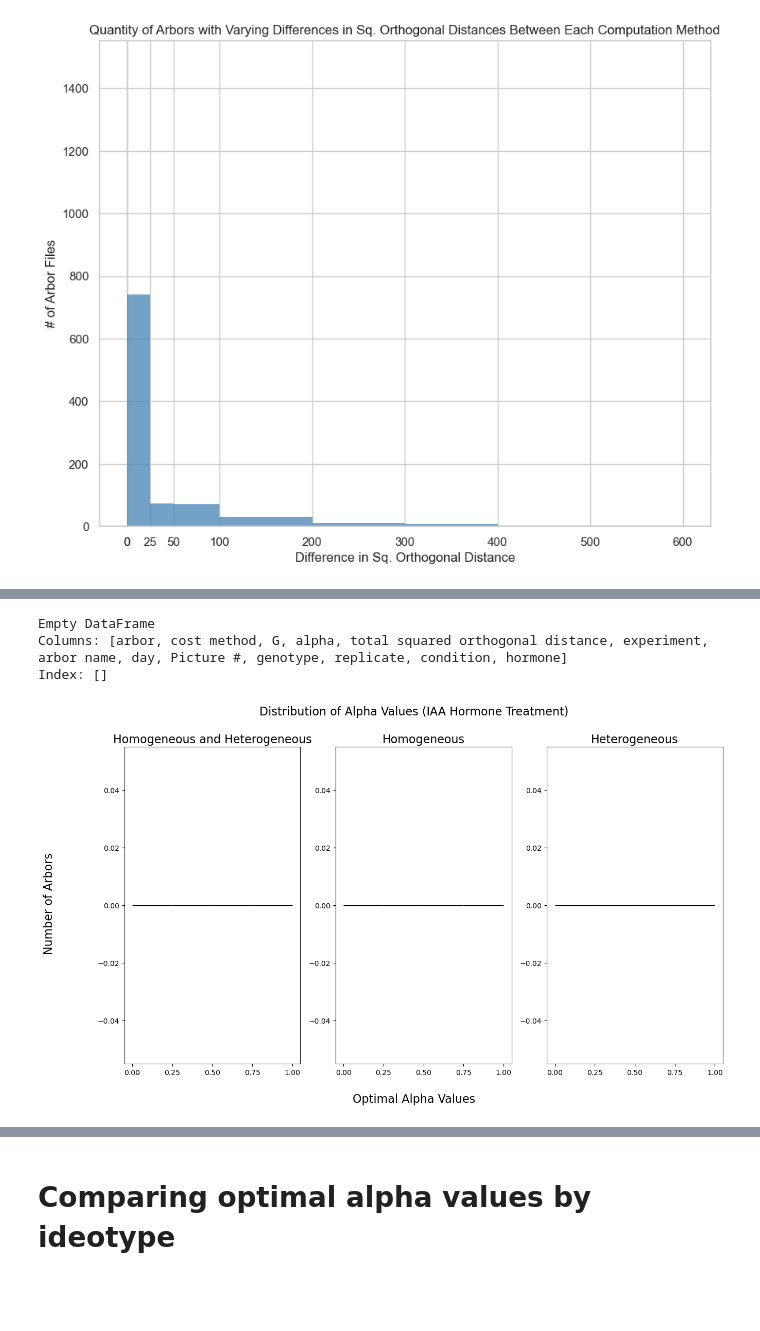
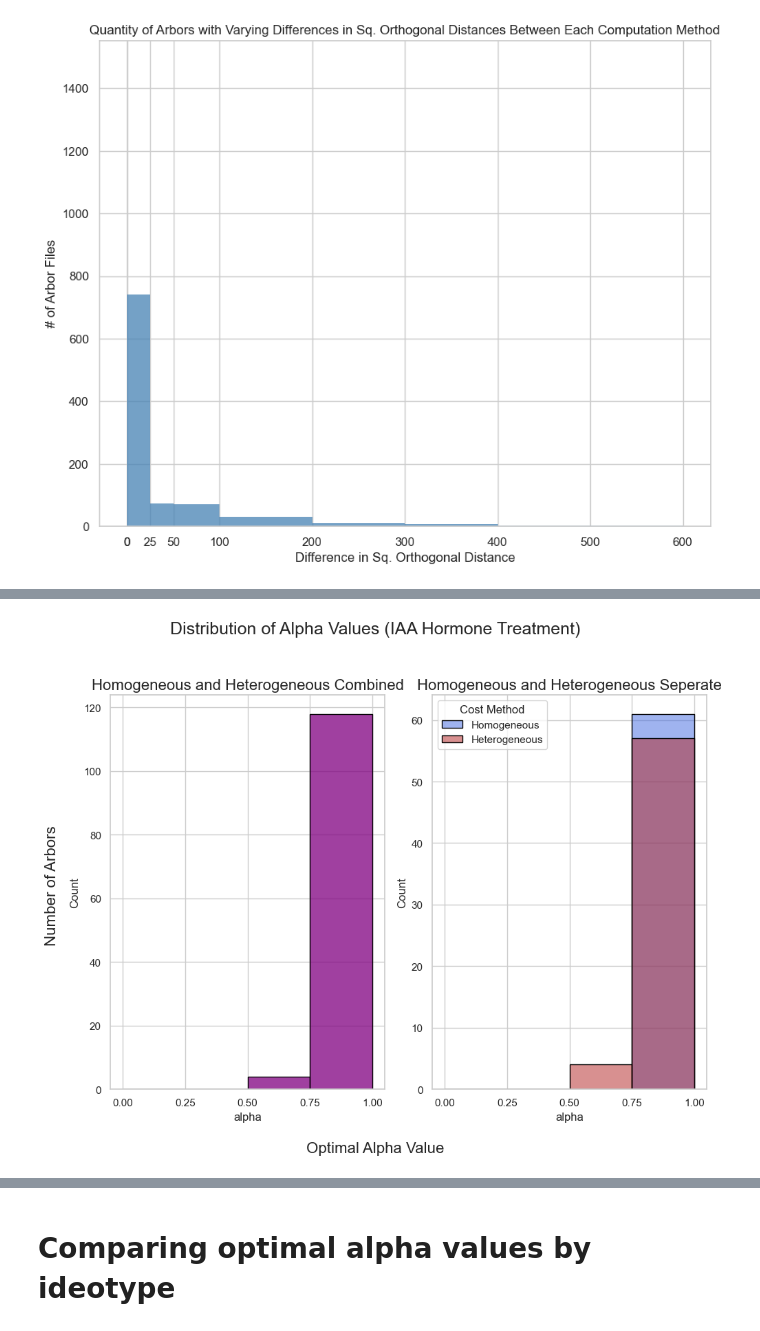
Before and after one commit to arjunc12/Plant-Architecture, a Jupyter notebook: heterogeneity_analysis.ipynb, the cells around one changed output, grey strips where cells are left out. Cells and saved outputs as stored; diff of their text form; code cells hidden in the pictures; blank space fills up the shorter version.

```diff
--- a/heterogeneity_analysis.ipynb
+++ b/heterogeneity_analysis.ipynb
@@ -293,9 +295,6 @@ distribution_of_alpha_values([" noga", " noiaa", " noaba", " nocyto", " noacc"],
 # %%
-# Distribution of Alpha Values (IAA Hormone Treatment) << TODO: Run when ALL CSV files calculating homogeneous/heterogenous values have been generated
-distribution_of_alpha_values([" iaa"], "Distribution of Alpha Values (IAsA Hormone Treatment)")
+# Distribution of Alpha Values (IAA Hormone Treatment)
+distribution_of_alpha_values([" iaa"], "Distribution of Alpha Values (IAA Hormone Treatment)")
 # %% [output]
-Empty DataFrame
-Columns: [arbor, cost method, G, alpha, total squared orthogonal distance, experiment, arbor name, day, Picture #, genotype, replicate, condition, hormone]
-Index: []
-[figure, old version]
+[figure, new version]
 # %%
```
Also changed, not shown: parts of 28 cells of this notebook.
